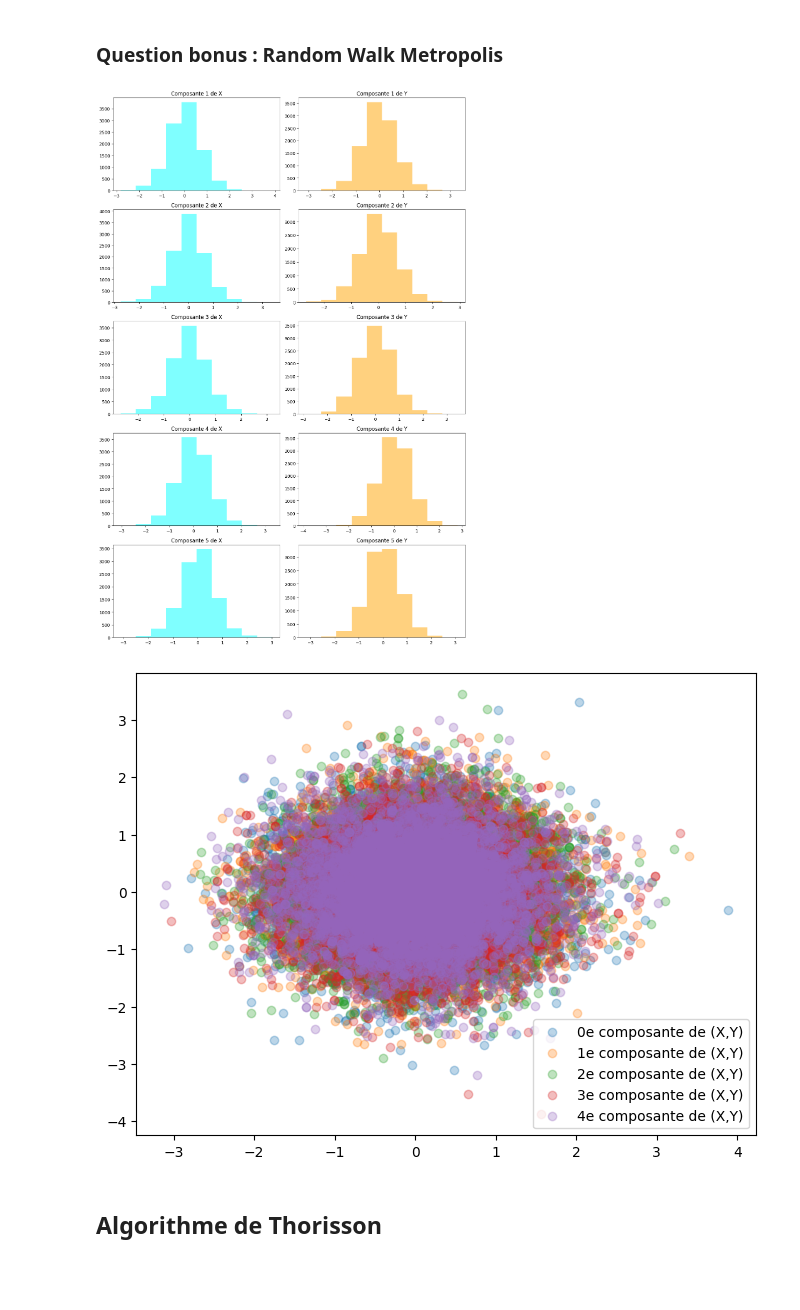
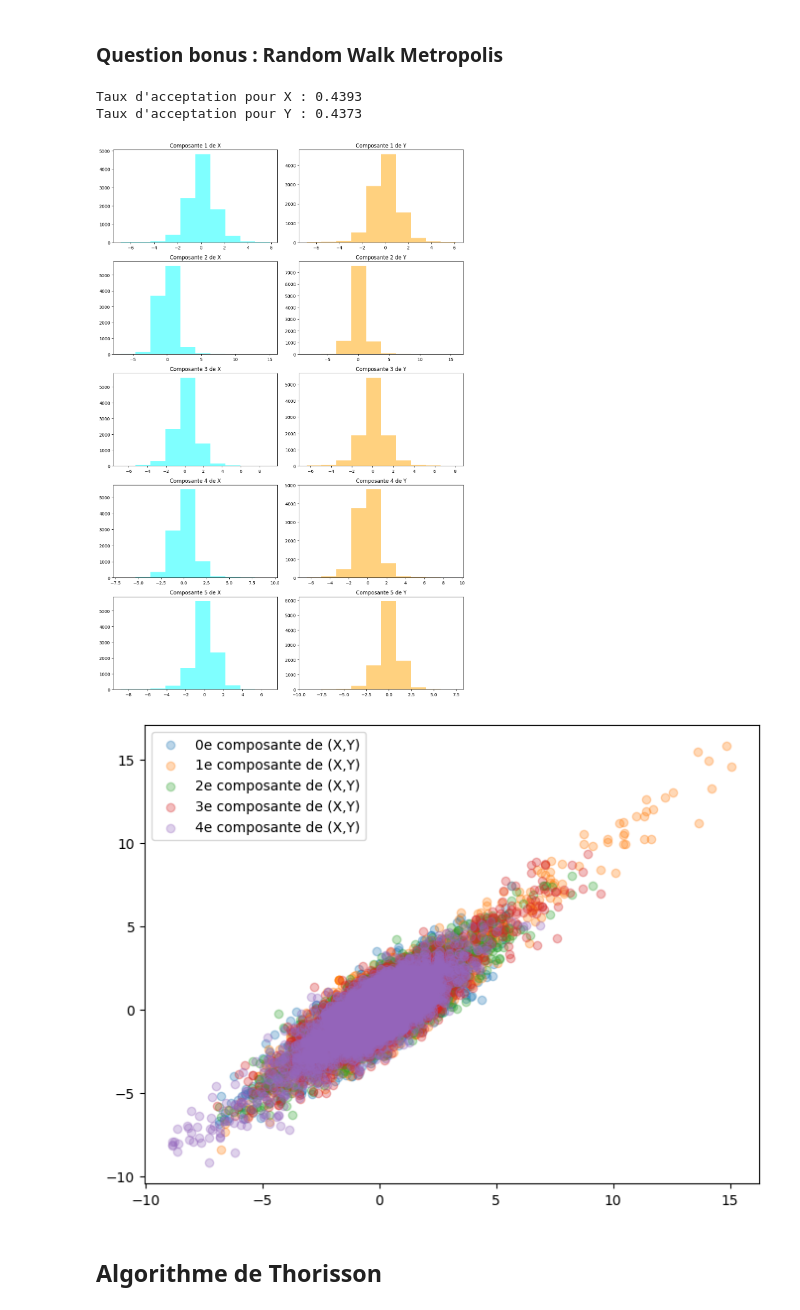
Before and after one commit to AugustinCablant/Monte-Carlo-project, a Jupyter notebook: notebook.ipynb, the cells around one changed output. Saved outputs shown, nothing was run; the diff lists cells and outputs as text; code cells hidden in the pictures; blank space fills up the shorter version.

```diff
--- a/notebook.ipynb
+++ b/notebook.ipynb
@@ -532,7 +532,7 @@ plt.show()
 # %% [markdown]
 ### Question bonus : Random Walk Metropolis
 # %%
-def coupled_metropolis_hastings(initialisation, n_iter):
+def coupled_metropolis_hastings(initialisation, n_iter, taux_acceptation = False):
     """  Simuler p(x, y) en utilisant l'algorithme de Metropolis-Hastings.
 
     --------
@@ -540,6 +540,7 @@ def coupled_metropolis_hastings(initialisation, n_iter):
     initialisation : deux vecteurs x et y de taille d.
     """
     d = len(initialisation[0])  # Dimension
+    c_X, c_Y = 0, 0  # taux d'acceptation
 
     # On commence par initialiser nos vecteurs
     X, Y = [], []
@@ -548,7 +549,7 @@ def coupled_metropolis_hastings(initialisation, n_iter):
 
     for _ in range(n_iter):
         # Proposition
-        x_prop = stats.multivariate_normal(mean=np.zeros(d), cov=np.eye(d)).rvs()
+        x_prop = stats.multivariate_normal(mean=np.zeros(d), cov=np.eye(d)).rvs() + Y[-1]
         P_y_x = (1 / (1 + np.linalg.norm(x_prop) ** 2)) ** 2
         P_y = (1 / (1 + np.linalg.norm(X[-1]) ** 2)) ** 2
 
@@ -557,11 +558,12 @@ def coupled_metropolis_hastings(initialisation, n_iter):
         U = npr.uniform()
         if U < ratio: #on accepte
             X.append(x_prop)
+            c_X += 1
         else: #on rejette
             X.append(X[-1])
 
         # Proposition
-        y_prop = stats.multivariate_normal(mean=np.zeros(d), cov=np.eye(d)).rvs()
+        y_prop = stats.multivariate_normal(mean=np.zeros(d), cov=np.eye(d)).rvs() + X[-1]
         P_x_y = (1 / (1 + np.linalg.norm(y_prop) ** 2)) ** 2
         P_x_current = (1 / (1 + np.linalg.norm(Y[-1]) ** 2)) ** 2
 
@@ -570,39 +572,47 @@ def coupled_metropolis_hastings(initialisation, n_iter):
         ratio2 = P_x_y / P_x_current
         if V < ratio2:
             Y.append(y_prop)
+            c_Y += 1
         else:
             Y.append(Y[-1])
-
-    return X, Y
+    if taux_acceptation:
+        return X, Y, c_X / n_iter, c_Y / n_iter
+    else:
+        return X, Y
 # %%
 n = 10**4
 d = 5
 initialisation = np.zeros(d), np.ones(d)
-X, Y = coupled_metropolis_hastings(initialisation, n)
+X, Y, c_X, c_Y = coupled_metropolis_hastings(initialisation, n, taux_acceptation=True)
+
+print("Taux d'acceptation pour X :", c_X)
+print("Taux d'acceptation pour Y :", c_Y)
 
 valeurs_de_X = np.array(X)
 valeurs_de_Y  = np.array(Y)
 fig, axs = plt.subplots(5, 2, figsize=(12, 18))
 
 for i in range(5):
     axs[i, 0].hist(valeurs_de_X[:,i], color="cyan", alpha=0.5)
     axs[i, 0].set_title(f"Composante {i+1} de X")
 
     # Affichage de l'histogramme de la i-ème composante de Y
     axs[i, 1].hist(valeurs_de_Y[:,i], color="orange", alpha=0.5)
     axs[i, 1].set_title(f"Composante {i+1} de Y")
 
 plt.tight_layout()
 plt.show()
 
 plt.figure(figsize=(8,6))
 for i in range(5):
     plt.scatter(valeurs_de_X[:,i], valeurs_de_Y[:,i], label = f"{i}e composante de (X,Y)", alpha = 0.3)
 plt.legend()
 plt.show()
 # %% [output]
+Taux d'acceptation pour X : 0.4393
+Taux d'acceptation pour Y : 0.4373
-[figure, old version]
+[figure, new version]
-[figure, old version]
+[figure, new version]
 # %% [markdown]
 ## Algorithme de Thorisson
 # %% [markdown]
```
